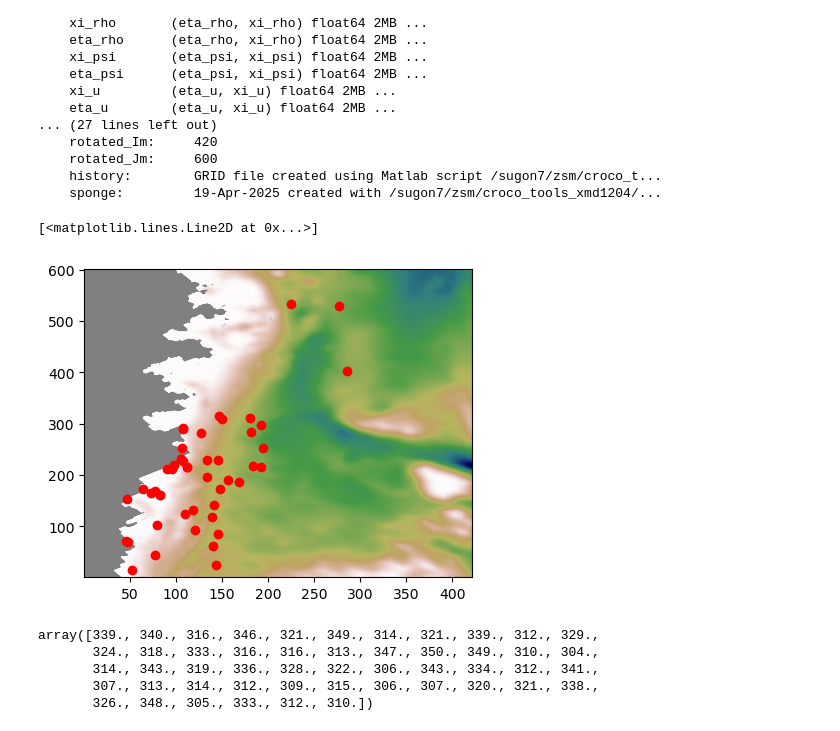
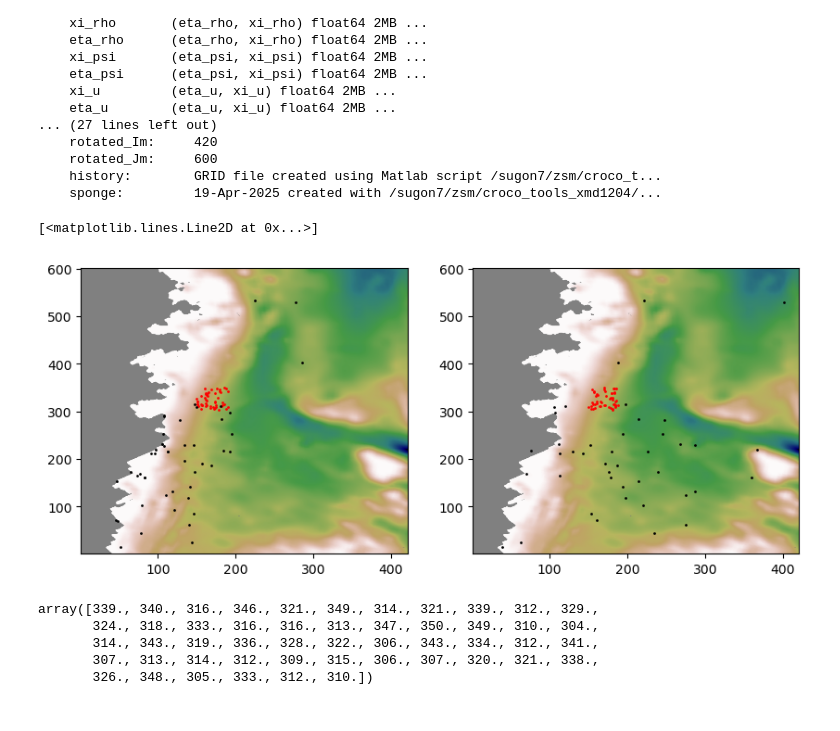
Before and after one commit to zsm1-hub/PY_PART_ROMS-Dauhajre, a Jupyter notebook: src_code/TWS_particle.ipynb, the cells around one changed output. Drawn from its saved outputs; the diff is of its cells as text; code cells hidden in the pictures.

```diff
--- a/src_code/TWS_particle.ipynb
+++ b/src_code/TWS_particle.ipynb
@@ -9,4 +159,6 @@ import matplotlib.pyplot as plt
 # %%
 # ds = xr.open_dataset("large_data.nc", chunks={"time": 100})
-ds=xr.open_dataset("/home/zsm/PY_PART_ROMS-Dauhajre/part_out/test500kpp.0030.nc")
+# ds=xr.open_dataset("/home/zsm/PY_PART_ROMS-Dauhajre/part_out/test500kpp.0030.nc")
 grid=xr.open_dataset("/sugon7/zsm/croco_tools_xmd1204/CROCO_FILES/TWS2/TWS2_rot2.nc")
+dst=xr.open_dataset("/home/zsm/PY_PART_ROMS-Dauhajre/part_out/tide_merged_16_30.nc")
+dsnt=xr.open_dataset("/home/zsm/PY_PART_ROMS-Dauhajre/part_out/notide_merged_16_30.nc")
@@ -44,22 +183,29 @@ Coordinates:
     history:        GRID file created using Matlab script /sugon7/zsm/croco_t...
     sponge:         19-Apr-2025 created with /sugon7/zsm/croco_tools_xmd1204/...
 # %%
-px=ds['px']
-py=ds['py']
+pxt=dst['px']
+pyt=dst['py']
+pxnt=dsnt['px']
+pynt=dsnt['py']
 xi=grid['xi_rho']
 eta=grid['eta_rho']
 h=grid['h']
 mask=grid['mask_rho'].values
 mask[mask==0]=np.nan
 # %%
-fig, ax = plt.subplots(figsize=(5, 4))
-ax.set_facecolor('grey')
-# ax.contourf(xi,eta,h*mask)
-cr1=ax.pcolormesh(xi,eta,h*mask,shading='gouraud',cmap=plt.cm.gist_earth_r)
-ax.plot(px[23],py[23],linestyle='none',marker='o',color='r')
+fig, ax = plt.subplots(1,2,figsize=(10, 4))
+ax[0].set_facecolor('grey')
+cr1=ax[0].pcolormesh(xi,eta,h*mask,shading='gouraud',cmap=plt.cm.gist_earth_r)
+ax[0].plot(pxt[0],pyt[0],linestyle='none',marker='o',color='r',markersize=1)
+ax[0].plot(pxt[-1],pyt[-1],linestyle='none',marker='o',color='k',markersize=1)
+
+ax[1].set_facecolor('grey')
+cr1=ax[1].pcolormesh(xi,eta,h*mask,shading='gouraud',cmap=plt.cm.gist_earth_r)
+ax[1].plot(pxnt[0],pyt[0],linestyle='none',marker='o',color='r',markersize=1)
+ax[1].plot(pxnt[-1],pyt[-1],linestyle='none',marker='o',color='k',markersize=1)
 # %% [output]
 [<matplotlib.lines.Line2D at 0x...>]
-[figure, old version]
+[figure, new version]
 # %%
 px[0].data
 py[0].data
```
Also changed, not shown: parts of 5 cells of this notebook.
